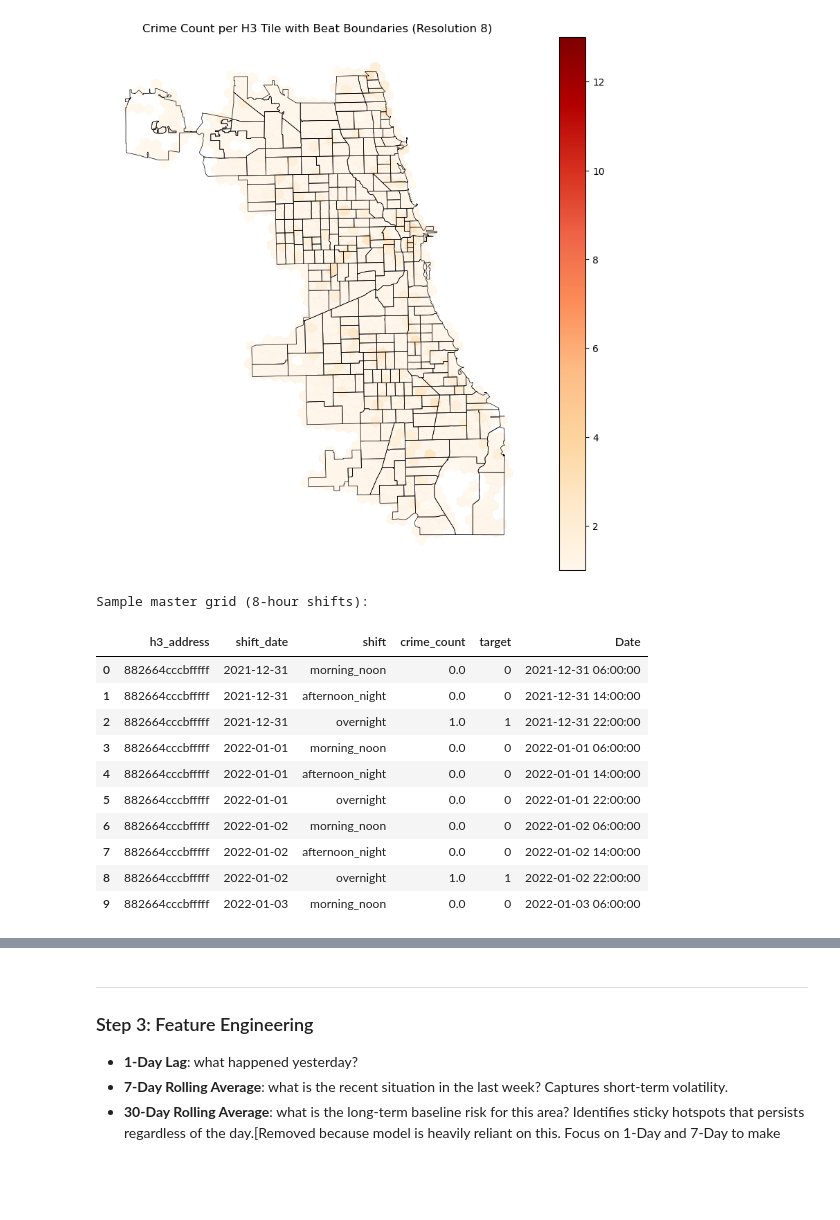
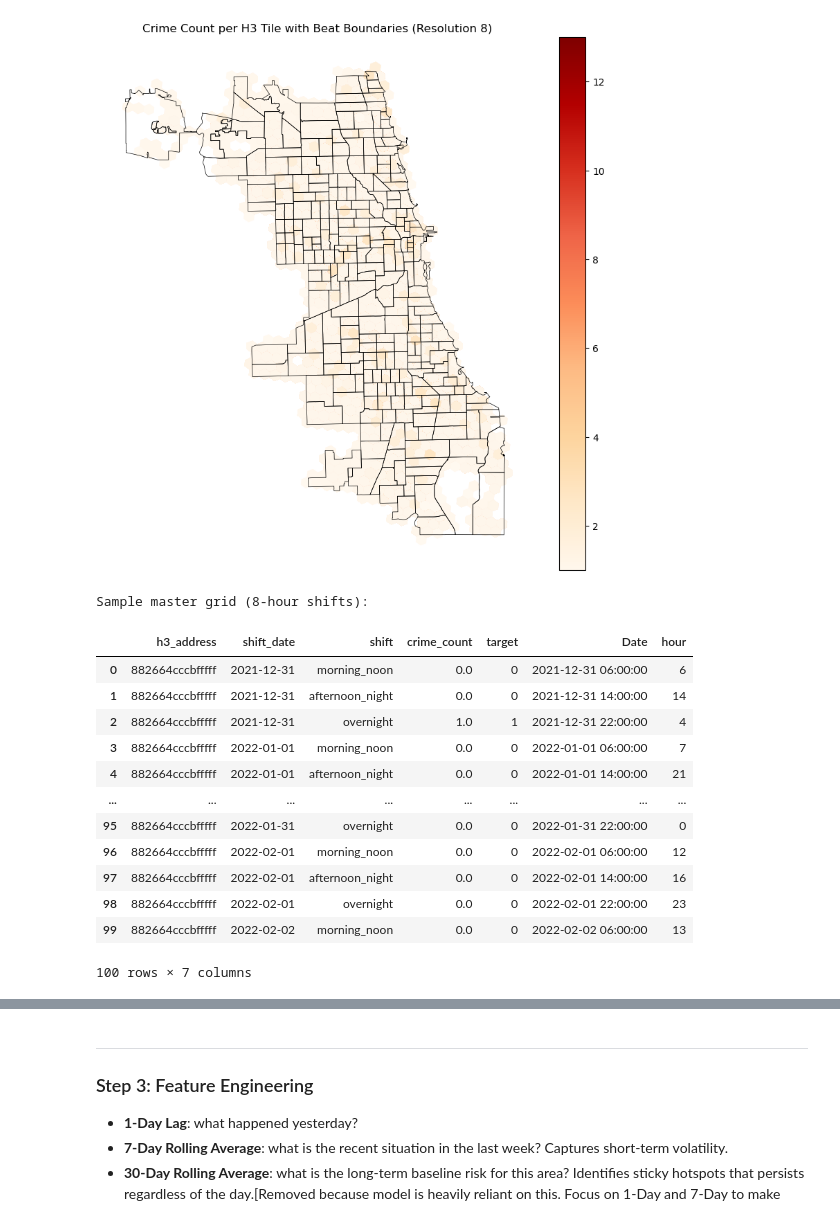
Before and after one commit to e1548423/Team23_IT5006_Predictive_Policing_AY2526Sem2, a Jupyter notebook: ML/Model/Crime_Prediction_Training (Violent Crime).ipynb, the cells around one changed output, grey strips where cells are left out. Drawn from its saved outputs; the diff is of its cells as text; code cells hidden in the pictures; blank space fills up the shorter version.

```diff
--- a/ML/Model/Crime_Prediction_Training (Violent Crime).ipynb
+++ b/ML/Model/Crime_Prediction_Training (Violent Crime).ipynb
@@ -353,7 +353,7 @@ df_shift = crimes_df.copy()
 df_shift["Date"] = pd.to_datetime(df_shift["Date"], errors="coerce")
 df_shift = df_shift.dropna(subset=["Date", "h3_address"]).copy()
 
-# 1) Assign each record to a shift using original timestamp
+# 1) Assign each record to a shift and a shift_date (anchored to shift start date)
 hour = df_shift["Date"].dt.hour
 df_shift["shift"] = np.select(
     [hour.between(6, 13), hour.between(14, 21)],
@@ -361,8 +361,9 @@ df_shift["shift"] = np.select(
     default="overnight"
 )
 
-# Keep original calendar date from crimes_df (no shift-date adjustment)
+# For 00:00-05:59, the shift started the previous day at 22:00
 df_shift["shift_date"] = df_shift["Date"].dt.floor("D")
+df_shift.loc[hour < 6, "shift_date"] = df_shift.loc[hour < 6, "shift_date"] - pd.Timedelta(days=1)
 
 # 2) Aggregate crimes per tile per shift
 tile_shift_counts = (
@@ -396,23 +397,33 @@ final_df = pd.merge(
 final_df["crime_count"] = final_df["crime_count"].fillna(0)
 final_df["target"] = (final_df["crime_count"] > 0).astype(int)
 
-# 6) Keep Date as the original calendar date from crimes_df
-final_df["Date"] = pd.to_datetime(final_df["shift_date"])
+# 6) Keep a Date column for downstream steps (shift start timestamp)
+shift_start_hour = {"morning_noon": 6, "afternoon_night": 14, "overnight": 22}
+final_df["Date"] = final_df["shift_date"] + pd.to_timedelta(final_df["shift"].map(shift_start_hour), unit="h")
+
+# 7) Add hour derived from df_shift Date
+hour_map = df_shift.groupby(["shift_date", "shift"])["Date"].apply(lambda x: int(x.dt.hour.mode().iloc[0])).to_dict()
+final_df["hour"] = final_df.apply(
+    lambda row: hour_map.get((row["shift_date"], row["shift"]), shift_start_hour[row["shift"]]),
+    axis=1
+)
 # %%
 # Preview the shift-level master grid
 print("\nSample master grid (8-hour shifts):")
-preview_cols = ["h3_address", "shift_date", "shift", "crime_count", "target", "Date"]
-final_df[preview_cols].head(10)
+preview_cols = ["h3_address", "shift_date", "shift", "crime_count", "target", "Date", "hour"]
+final_df[preview_cols].head(100)
 # %% [output]
 Sample master grid (8-hour shifts):
-|  | h3_address | shift_date | shift | crime_count | target | Date |
-| 0 | 882664cccbfffff | 2021-12-31 | morning_noon | 0.0 | 0 | 2021-12-31 06:00:00 |
-| 1 | 882664cccbfffff | 2021-12-31 | afternoon_night | 0.0 | 0 | 2021-12-31 14:00:00 |
-| 2 | 882664cccbfffff | 2021-12-31 | overnight | 1.0 | 1 | 2021-12-31 22:00:00 |
-| 3 | 882664cccbfffff | 2022-01-01 | morning_noon | 0.0 | 0 | 2022-01-01 06:00:00 |
-| 4 | 882664cccbfffff | 2022-01-01 | afternoon_night | 0.0 | 0 | 2022-01-01 14:00:00 |
-| 5 | 882664cccbfffff | 2022-01-01 | overnight | 0.0 | 0 | 2022-01-01 22:00:00 |
-| 6 | 882664cccbfffff | 2022-01-02 | morning_noon | 0.0 | 0 | 2022-01-02 06:00:00 |
-| 7 | 882664cccbfffff | 2022-01-02 | afternoon_night | 0.0 | 0 | 2022-01-02 14:00:00 |
-| 8 | 882664cccbfffff | 2022-01-02 | overnight | 1.0 | 1 | 2022-01-02 22:00:00 |
-| 9 | 882664cccbfffff | 2022-01-03 | morning_noon | 0.0 | 0 | 2022-01-03 06:00:00 |
+|  | h3_address | shift_date | shift | crime_count | target | Date | hour |
+| 0 | 882664cccbfffff | 2021-12-31 | morning_noon | 0.0 | 0 | 2021-12-31 06:00:00 | 6 |
+| 1 | 882664cccbfffff | 2021-12-31 | afternoon_night | 0.0 | 0 | 2021-12-31 14:00:00 | 14 |
+| 2 | 882664cccbfffff | 2021-12-31 | overnight | 1.0 | 1 | 2021-12-31 22:00:00 | 4 |
+| 3 | 882664cccbfffff | 2022-01-01 | morning_noon | 0.0 | 0 | 2022-01-01 06:00:00 | 7 |
+| 4 | 882664cccbfffff | 2022-01-01 | afternoon_night | 0.0 | 0 | 2022-01-01 14:00:00 | 21 |
+| ... | ... | ... | ... | ... | ... | ... | ... |
+| 95 | 882664cccbfffff | 2022-01-31 | overnight | 0.0 | 0 | 2022-01-31 22:00:00 | 0 |
+| 96 | 882664cccbfffff | 2022-02-01 | morning_noon | 0.0 | 0 | 2022-02-01 06:00:00 | 12 |
+| 97 | 882664cccbfffff | 2022-02-01 | afternoon_night | 0.0 | 0 | 2022-02-01 14:00:00 | 16 |
+| 98 | 882664cccbfffff | 2022-02-01 | overnight | 0.0 | 0 | 2022-02-01 22:00:00 | 23 |
+| 99 | 882664cccbfffff | 2022-02-02 | morning_noon | 0.0 | 0 | 2022-02-02 06:00:00 | 13 |
+100 rows × 7 columns
```
Also changed, not shown: parts of 12 cells of this notebook.
